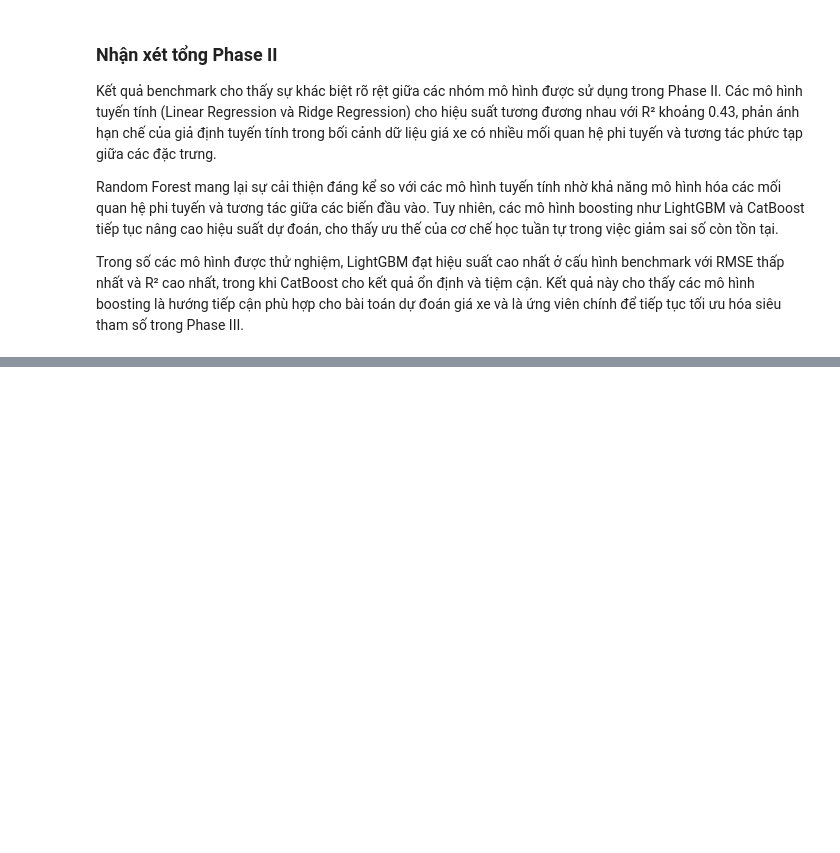
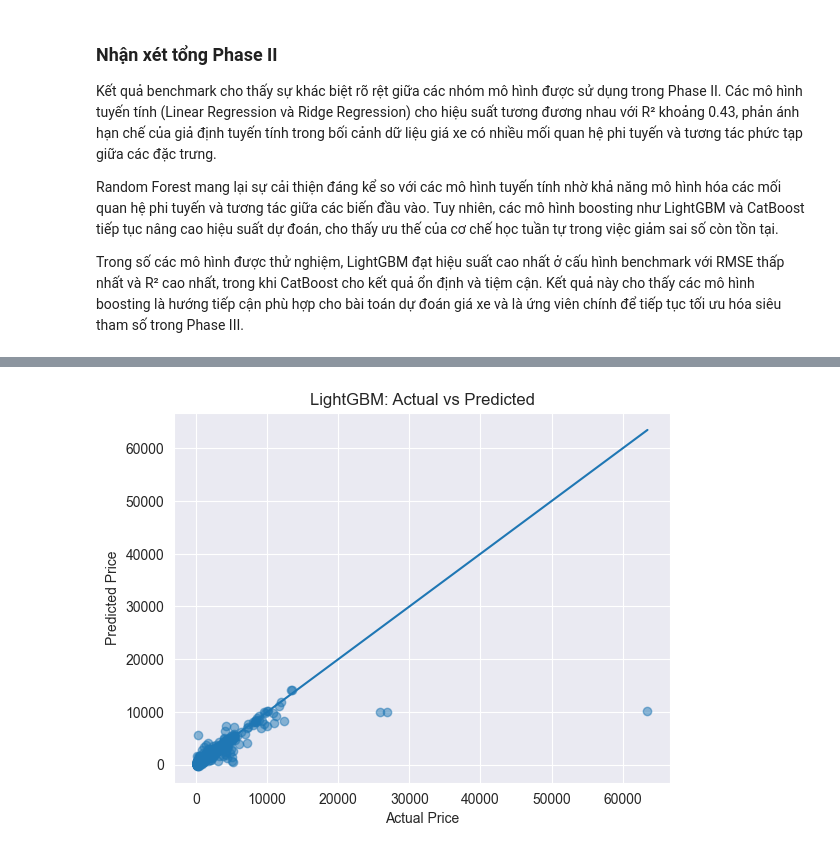
Before and after one commit to HieuMagic/DS_Predictor, a Jupyter notebook: notebooks/03_modeling.ipynb, the cells around one changed output, grey strips where cells are left out. Saved outputs shown, nothing was run; the diff lists cells and outputs as text; code cells hidden in the pictures; blank space fills up the shorter version.

Commit message:
finish modeling

```diff
--- a/notebooks/03_modeling.ipynb
+++ b/notebooks/03_modeling.ipynb
@@ -591,0 +748,10 @@ Trong số các mô hình được thử nghiệm, LightGBM đạt hiệu suất
+# %%
+catboost_param_grid = {
+    "iterations": [300, 500, 800],
+    "learning_rate": [0.03, 0.1],
+    "depth": [6, 8, 10],
+    "l2_leaf_reg": [3, 5, 7],
+    "loss_function": ["RMSE"]
+}
+
+catboost_param_grid
@@ -591,0 +1032,13 @@ Trong số các mô hình được thử nghiệm, LightGBM đạt hiệu suất
+# %%
+lgbm_final_model = LGBMRegressor(
+    **lgbm_best_params_final,
+    objective="regression",
+    random_state=42,
+    n_jobs=-1
+)
+
+catboost_final_model = CatBoostRegressor(
+    **catboost_best_params_final,
+    random_seed=42,
+    verbose=False
+)
@@ -591,0 +1065,4 @@ Trong số các mô hình được thử nghiệm, LightGBM đạt hiệu suất
+# %%
+# Train final models on the full training set
+lgbm_final_model.fit(X_train, y_train)
+catboost_final_model.fit(X_train, y_train)
@@ -591,0 +1088,4 @@ Trong số các mô hình được thử nghiệm, LightGBM đạt hiệu suất
+# %%
+# Predict on test set
+lgbm_test_pred = lgbm_final_model.predict(X_test)
+catboost_test_pred = catboost_final_model.predict(X_test)
@@ -591,0 +1136,11 @@ Trong số các mô hình được thử nghiệm, LightGBM đạt hiệu suất
+# %%
+plt.figure()
+plt.scatter(y_test, lgbm_test_pred, alpha=0.5)
+plt.plot([y_test.min(), y_test.max()],
+         [y_test.min(), y_test.max()])
+plt.xlabel("Actual Price")
+plt.ylabel("Predicted Price")
+plt.title("LightGBM: Actual vs Predicted")
+plt.show()
+# %% [output]
+[figure, added]
```
Also changed, not shown: parts of 75 cells of this notebook, 5 other files.
